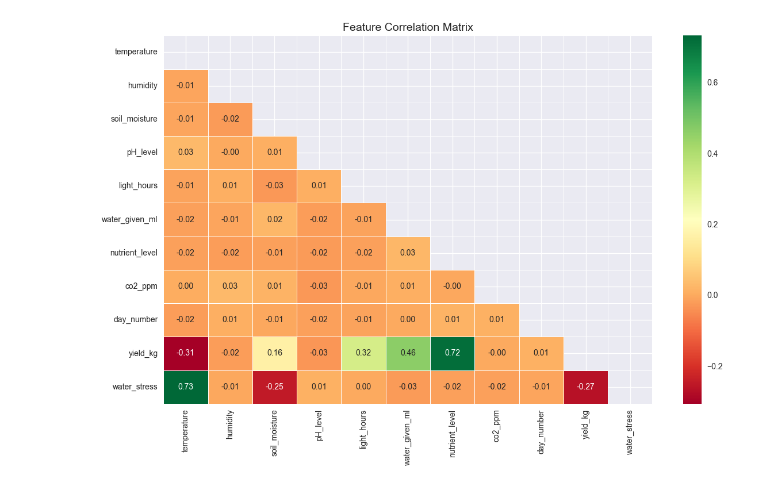
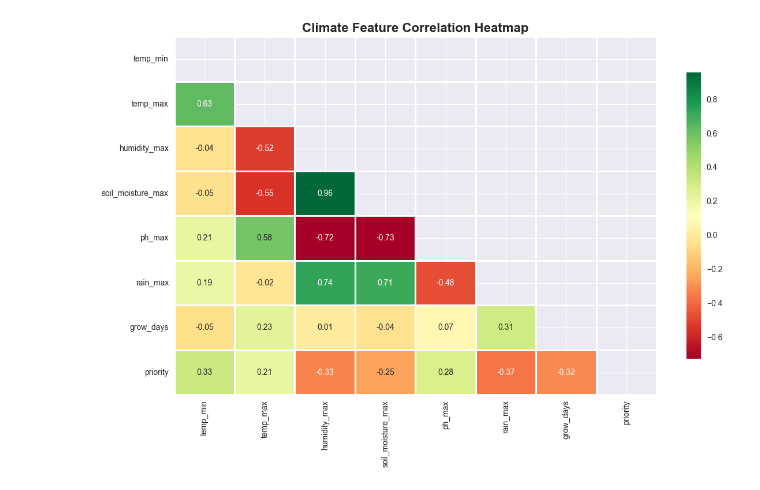
Before and after one commit to NanawalaSaad/Smart-Agri-Tech, a Jupyter notebook: notebooks/01_EDA.ipynb, the cells around one changed output. Cells and saved outputs as stored; diff of their text form; code cells hidden in the pictures.

```diff
--- a/notebooks/01_EDA.ipynb
+++ b/notebooks/01_EDA.ipynb
@@ -101,0 +271,16 @@ Stressed plants: 2914
+# %%
+# Add category labels
+for t in trees: t['category'] = 'Tree'
+for p in plants: p['category'] = 'Plant'
+for d in dry_fruits: d['category'] = 'Dry Fruit'
+
+# Combine all 250 items into DataFrame
+df = pd.DataFrame(trees + plants + dry_fruits)
+
+# Save clean CSV for future notebooks
+os.makedirs('../data/processed', exist_ok=True)
+df.to_csv('../data/processed/desert_crops_250.csv', index=False)
+
+print(f"✅ Total Master Dataset Size: {len(df)} rows, {df.shape[1]} columns")
+print("✅ Saved to '../data/processed/desert_crops_250.csv'")
+df.head()
@@ -102,20 +374,16 @@ Stressed plants: 2914
 # %%
-#Corelation Heat map
 plt.figure(figsize=(12, 8))
 
-corr = df.corr()
+# Filter numeric features only
+numeric_df = df[['temp_min', 'temp_max', 'humidity_max', 'soil_moisture_max', 'ph_max', 'rain_max', 'grow_days', 'priority']]
+corr = numeric_df.corr()
+
+# Upper triangle mask
 mask = np.triu(np.ones_like(corr, dtype=bool))
 
-sns.heatmap(corr,
-            annot=True,
-            fmt='.2f',
-            cmap='RdYlGn',
-            mask=mask,
-            linewidths=0.5)
-
-plt.title('Feature Correlation Matrix', fontsize=14)
+sns.heatmap(corr, mask=mask, annot=True, cmap='RdYlGn', fmt='.2f', linewidths=0.8, cbar_kws={"shrink": .8})
+plt.title('Climate Feature Correlation Heatmap', fontsize=16, fontweight='bold')
 plt.tight_layout()
-plt.savefig('../data/processed/correlation_heatmap.png')
 plt.show()
 # %% [output]
-[figure, old version]
+[figure, new version]
```
Also changed, not shown: parts of 14 cells of this notebook, 30 other files.
